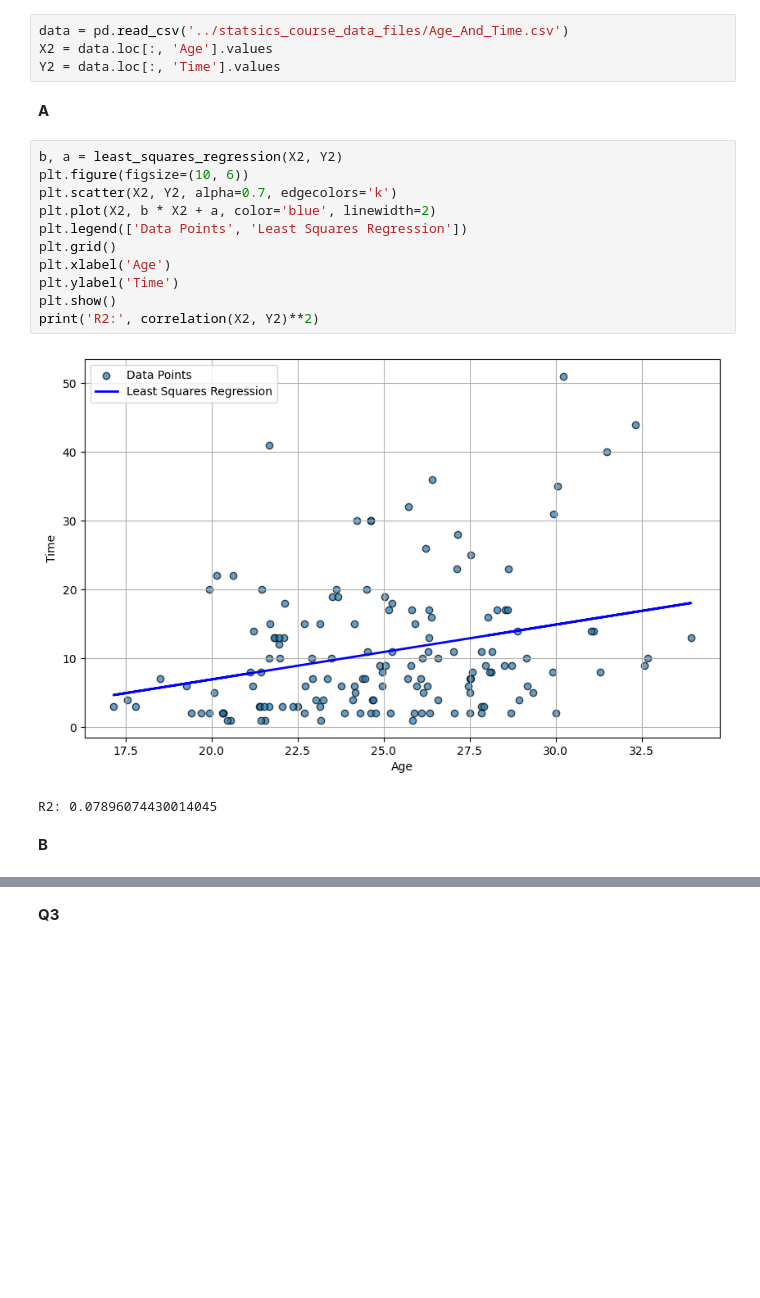
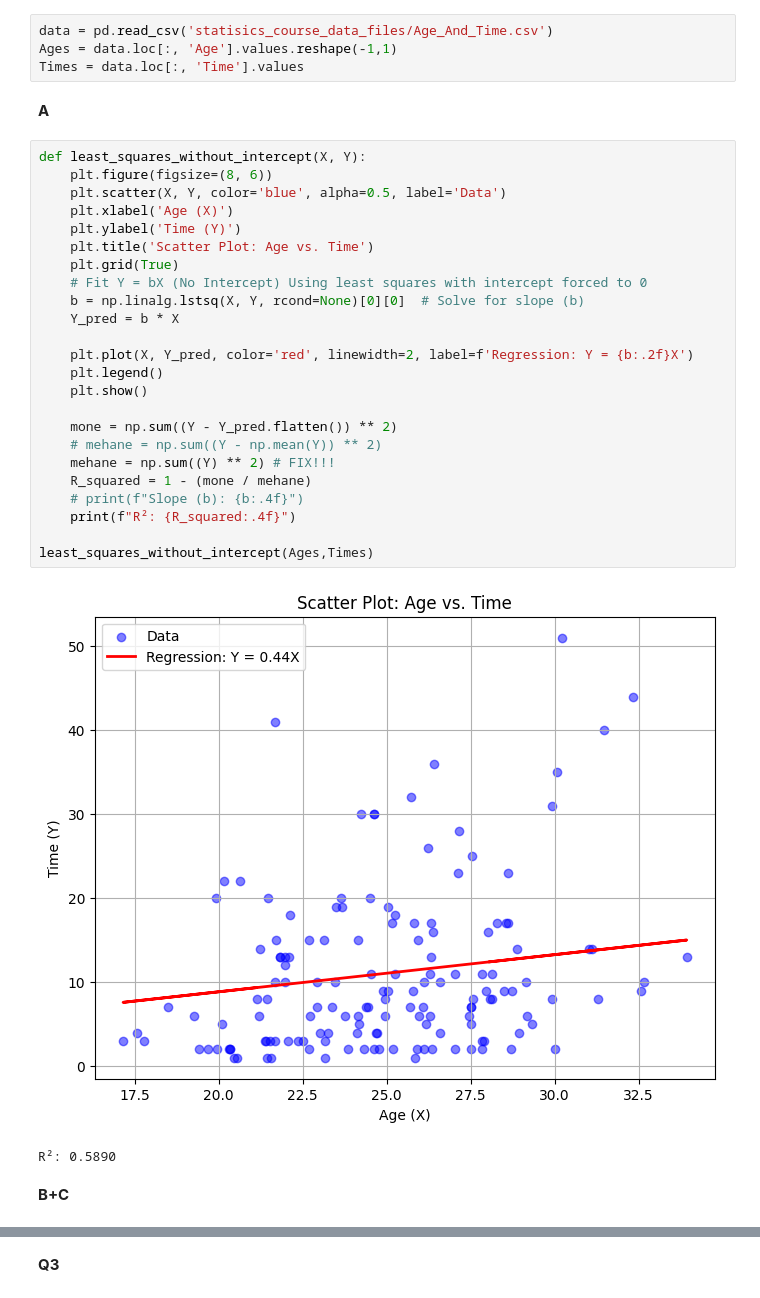
Before and after one commit to DavidRozenblumStudent/statisics_course_data_files, a Jupyter notebook: hw_3.ipynb, the cells around one changed output, grey strips where cells are left out. Drawn from its saved outputs; the diff is of its cells as text; blank space fills up the shorter version.

```diff
--- a/hw_3.ipynb
+++ b/hw_3.ipynb
@@ -134,24 +141,37 @@ R2 calculated with r^2: 0.34309636861289006
 # %% [markdown]
 **Q2**
 # %%
-data = pd.read_csv('../statsics_course_data_files/Age_And_Time.csv')
-X2 = data.loc[:, 'Age'].values
-Y2 = data.loc[:, 'Time'].values
+data = pd.read_csv('statisics_course_data_files/Age_And_Time.csv')
+Ages = data.loc[:, 'Age'].values.reshape(-1,1)
+Times = data.loc[:, 'Time'].values
 # %% [markdown]
 **A**
-# %%
-b, a = least_squares_regression(X2, Y2)
-plt.figure(figsize=(10, 6))
-plt.scatter(X2, Y2, alpha=0.7, edgecolors='k')
-plt.plot(X2, b * X2 + a, color='blue', linewidth=2)
-plt.legend(['Data Points', 'Least Squares Regression'])
-plt.grid()
-plt.xlabel('Age')
-plt.ylabel('Time')
-plt.show()
-print('R2:', correlation(X2, Y2)**2)
-# %% [output]
-[figure, removed]
-R2: 0.07896074430014045
+# %%
+def least_squares_without_intercept(X, Y):
+    plt.figure(figsize=(8, 6))
+    plt.scatter(X, Y, color='blue', alpha=0.5, label='Data')
+    plt.xlabel('Age (X)')
+    plt.ylabel('Time (Y)')
+    plt.title('Scatter Plot: Age vs. Time')
+    plt.grid(True)
+    # Fit Y = bX (No Intercept) Using least squares with intercept forced to 0
+    b = np.linalg.lstsq(X, Y, rcond=None)[0][0]  # Solve for slope (b)
+    Y_pred = b * X
+
+    plt.plot(X, Y_pred, color='red', linewidth=2, label=f'Regression: Y = {b:.2f}X')
+    plt.legend()
+    plt.show()
+
+    mone = np.sum((Y - Y_pred.flatten()) ** 2)
+    # mehane = np.sum((Y - np.mean(Y)) ** 2)
+    mehane = np.sum((Y) ** 2) # FIX!!!
+    R_squared = 1 - (mone / mehane)
+    # print(f"Slope (b): {b:.4f}")
+    print(f"R²: {R_squared:.4f}")
+
+least_squares_without_intercept(Ages,Times)
+# %% [output]
+[figure, added]
+R²: 0.5890
 # %% [markdown]
-**B**
+**B+C**
```
Also changed, not shown: parts of 15 cells of this notebook.
